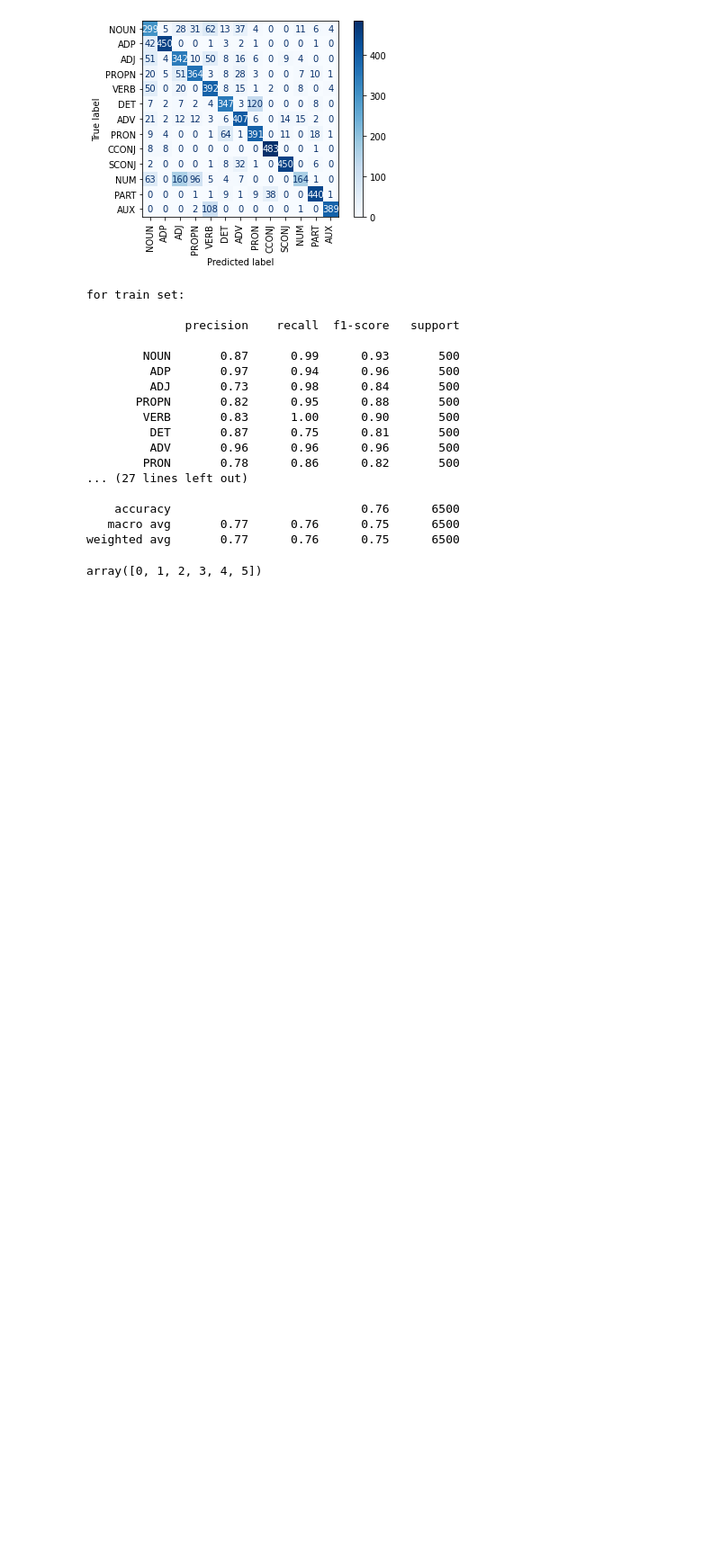
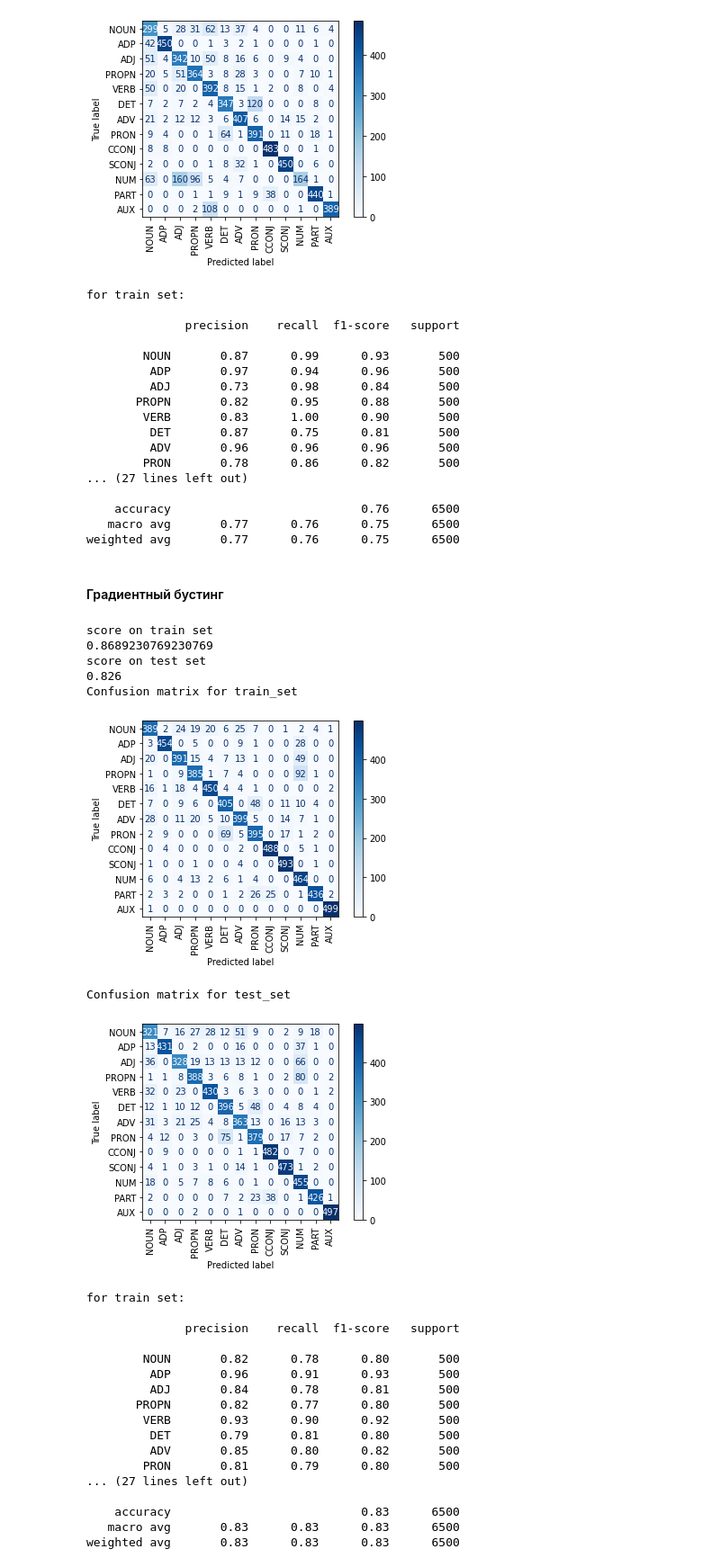
Before and after one commit to Megict/multimedia_KP, a Jupyter notebook: KP.ipynb, the cells around one changed output. Shown at 90% size. Saved outputs shown, nothing was run; the diff lists cells and outputs as text; code cells hidden in the pictures; blank space fills up the shorter version.

```diff
--- a/KP.ipynb
+++ b/KP.ipynb
@@ -1078,7 +1083,57 @@ for train set:
     accuracy                           0.76      6500
    macro avg       0.77      0.76      0.75      6500
 weighted avg       0.77      0.76      0.75      6500
-# %%
-np.unique(larrLB)
-# %% [output]
-array([0, 1, 2, 3, 4, 5])
+# %% [markdown]
+#### Градиентный бустинг
+# %%
+gb = GradientBoostingClassifier()
+pipe = Pipeline([('transformer',transform()),('classifier',gb)])
+pipe.fit(larrDC.tolist(),larrLB.tolist())
+print("score on train set")
+print(pipe.score(larrDC.tolist(),larrLB.tolist()))
+print("score on test set")
+print(pipe.score(tarrDC.tolist(),tarrLB.tolist()))
+
+larrPD = np.array([pipe.predict([elm])[0] for elm in larrDC])
+tarrPD = np.array([pipe.predict([elm])[0] for elm in tarrDC])
+
+print("Confusion matrix for train_set")
+ConfusionMatrixDisplay.from_predictions(larrLB,larrPD,display_labels = np.array(Classes),cmap = 'Blues',
+                                        xticks_rotation = 'vertical')
+pylab.show()
+
+print("Confusion matrix for test_set")
+ConfusionMatrixDisplay.from_predictions(tarrLB,tarrPD,display_labels = np.array(Classes),cmap = 'Blues',
+                                        xticks_rotation = 'vertical')
+pylab.show()
+
+print("for train set:\n")
+print(classification_report(larrLB,larrPD,target_names = np.array(Classes)))
+print("for test set:\n")
+print(classification_report(tarrLB,tarrPD,target_names = np.array(Classes)))
+# %% [output]
+score on train set
+0.8689230769230769
+score on test set
+0.826
+Confusion matrix for train_set
+[figure, added]
+Confusion matrix for test_set
+[figure, added]
+for train set:
+
+              precision    recall  f1-score   support
+
+        NOUN       0.82      0.78      0.80       500
+         ADP       0.96      0.91      0.93       500
+         ADJ       0.84      0.78      0.81       500
+       PROPN       0.82      0.77      0.80       500
+        VERB       0.93      0.90      0.92       500
+         DET       0.79      0.81      0.80       500
+         ADV       0.85      0.80      0.82       500
+        PRON       0.81      0.79      0.80       500
+... (27 lines left out)
+
+    accuracy                           0.83      6500
+   macro avg       0.83      0.83      0.83      6500
+weighted avg       0.83      0.83      0.83      6500
```
Also changed, not shown: parts of 44 cells of this notebook.
